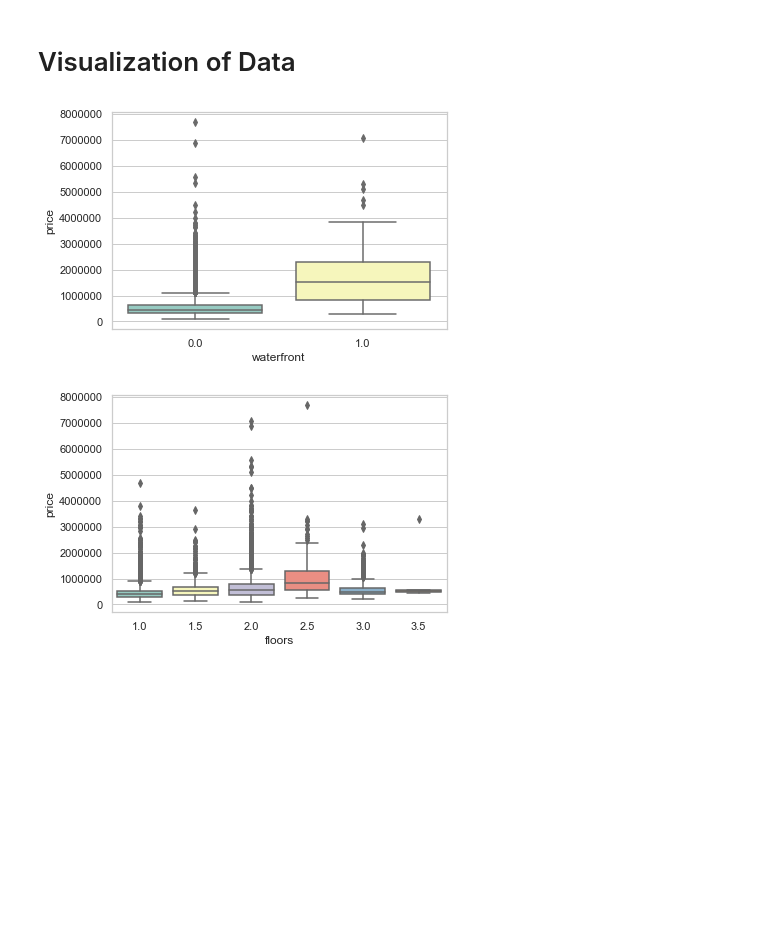
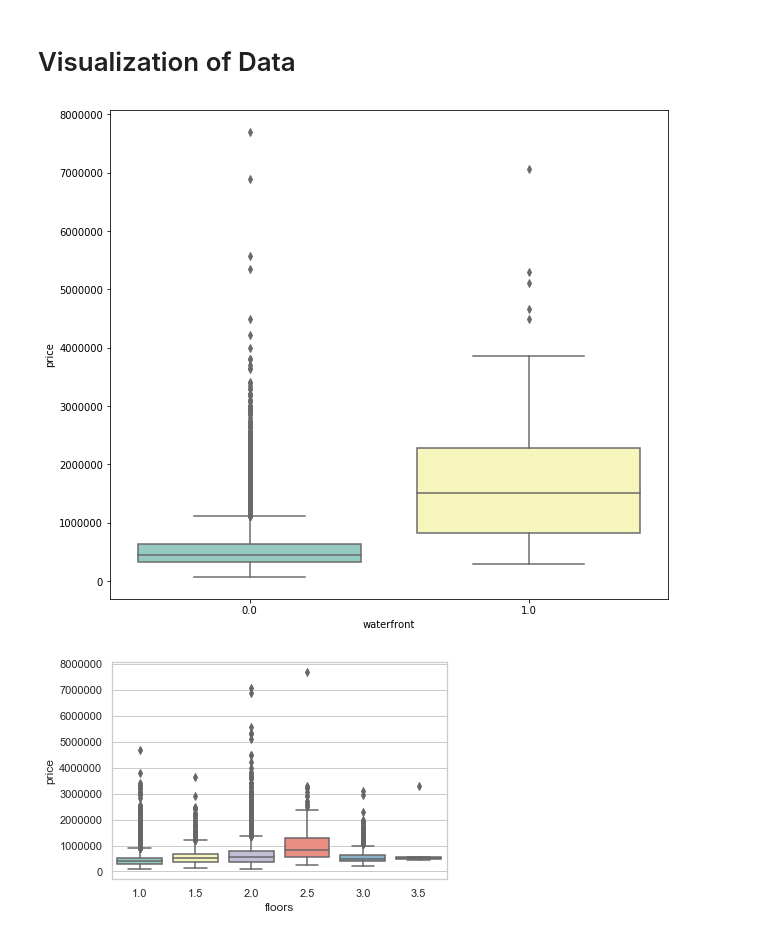
Before and after one commit to jeffersonzaki/Real-Estate, a Jupyter notebook: Technical-Notebook/cleaning_house_data.ipynb, the cells around one changed output. Drawn from its saved outputs; the diff is of its cells as text; code cells hidden in the pictures; blank space fills up the shorter version.

```diff
--- a/Technical-Notebook/cleaning_house_data.ipynb
+++ b/Technical-Notebook/cleaning_house_data.ipynb
@@ -40,11 +40,15 @@ bathrooms_less_and_2 = house_df.loc[house_df.bathrooms <= 2]
 # %% [markdown]
 # Visualization of Data
 # %%
+# Figure size
+plt.figure(figsize=(10, 9))
+
+# Box plot
 ax = sns.boxplot(x="waterfront", y="price",
                  data=house_df, palette="Set3")
 #The diamonds indicate outliers
 # %% [output]
-[figure, old version]
+[figure, new version]
 # %%
 ax = sns.boxplot(x="floors", y="price",
                  data=house_df, palette="Set3")
```
Also changed, not shown: 1 other file.
